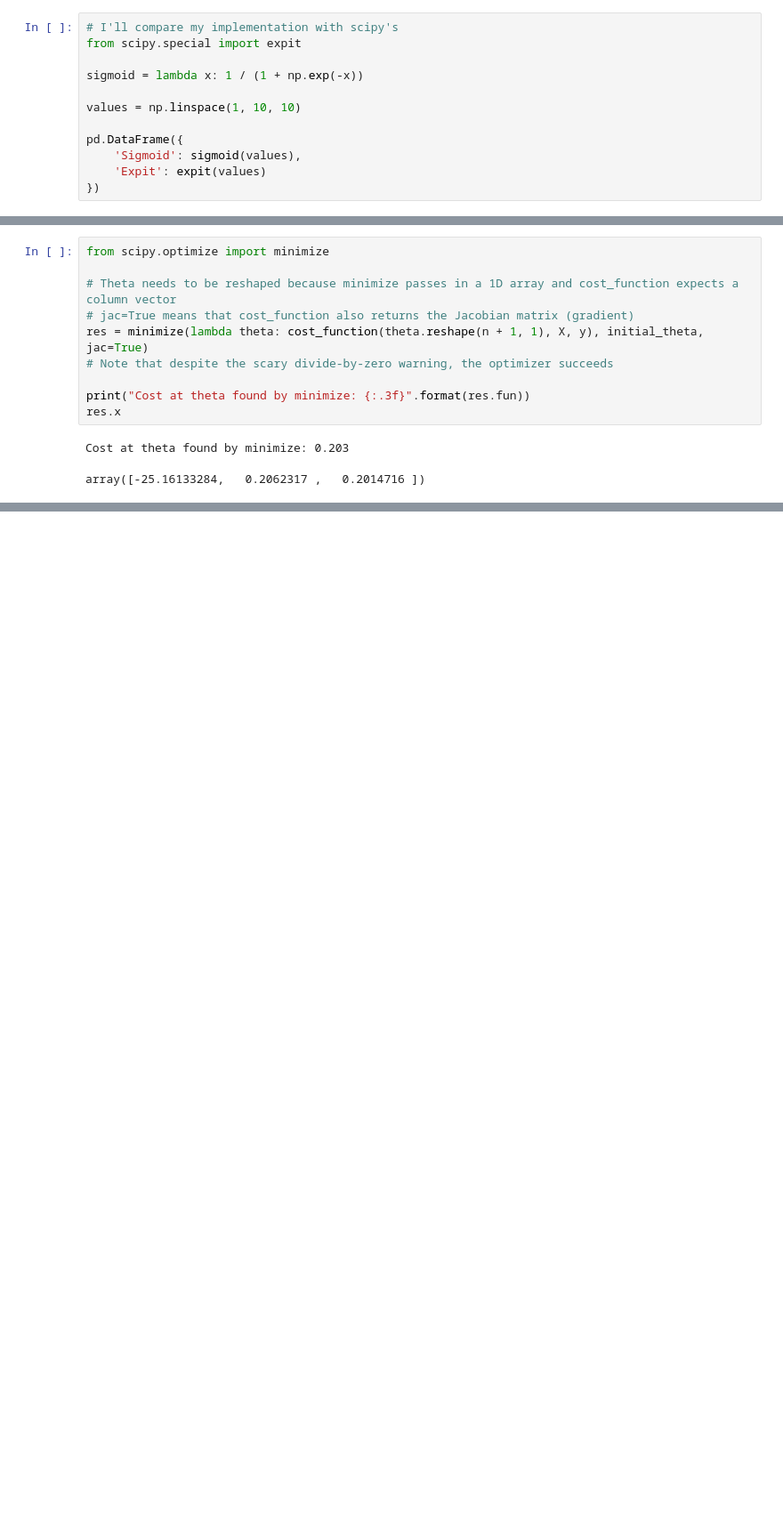
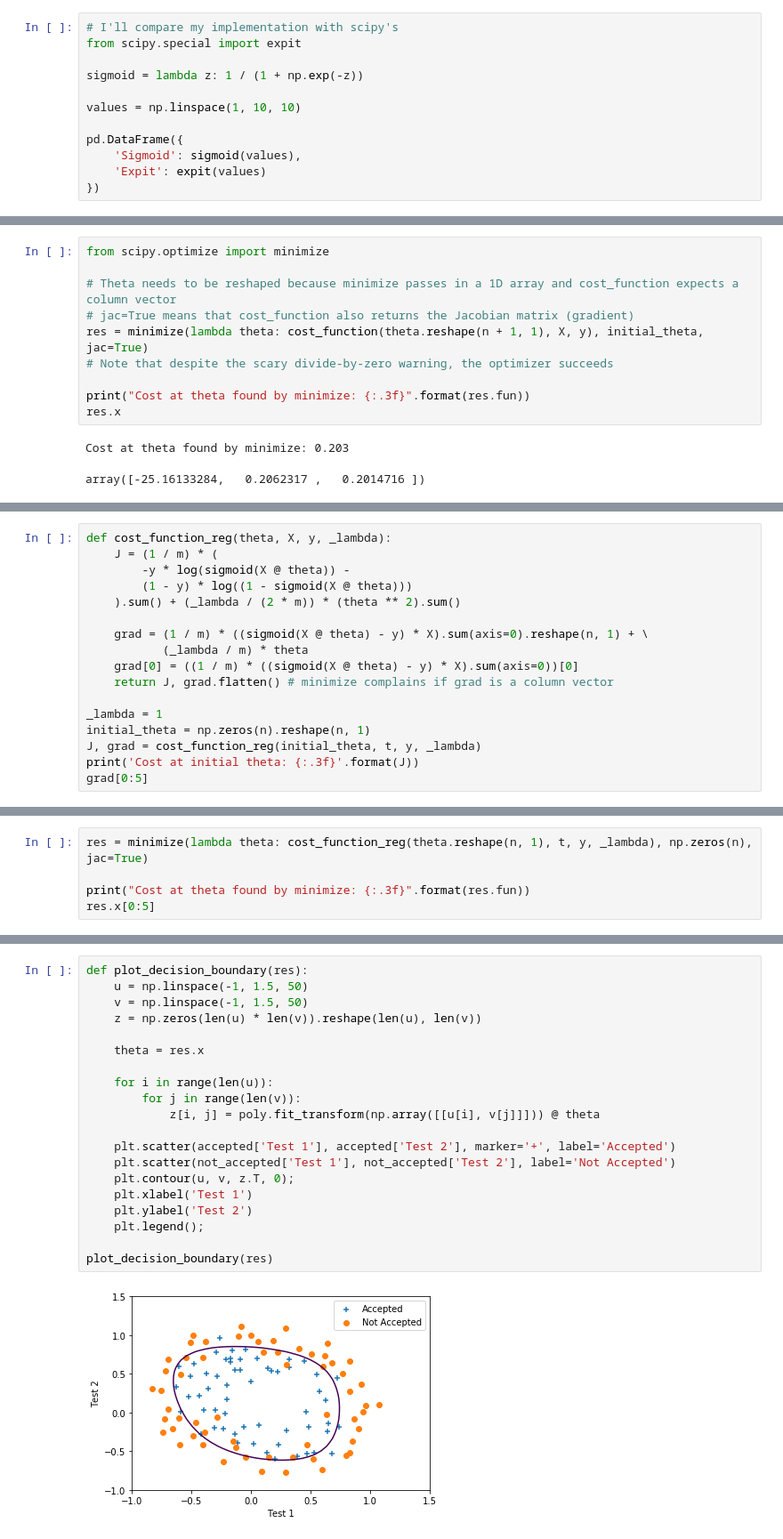
Before and after one commit to jackgill/coursera-machine-learning, a Jupyter notebook: machine-learning-ex2/ex2/ex2.ipynb, the cells around one changed output, grey strips where cells are left out. Shown: that part at 89% size. Drawn from its saved outputs; the diff is of its cells as text; blank space fills up the shorter version.

```diff
--- a/machine-learning-ex2/ex2/ex2.ipynb
+++ b/machine-learning-ex2/ex2/ex2.ipynb
@@ -49,7 +55,7 @@ plt.legend();
 # I'll compare my implementation with scipy's
 from scipy.special import expit
 
-sigmoid = lambda x: 1 / (1 + np.exp(-x))
+sigmoid = lambda z: 1 / (1 + np.exp(-z))
 
 values = np.linspace(1, 10, 10)
 
@@ -154,0 +259,17 @@ np.sum(prediction == ground_truth)
+# %%
+def cost_function_reg(theta, X, y, _lambda):
+    J = (1 / m) * (
+        -y * log(sigmoid(X @ theta)) -
+        (1 - y) * log((1 - sigmoid(X @ theta)))
+    ).sum() + (_lambda / (2 * m)) * (theta ** 2).sum()
+
+    grad = (1 / m) * ((sigmoid(X @ theta) - y) * X).sum(axis=0).reshape(n, 1) + \
+           (_lambda / m) * theta
+    grad[0] = ((1 / m) * ((sigmoid(X @ theta) - y) * X).sum(axis=0))[0]
+    return J, grad.flatten() # minimize complains if grad is a column vector
+
+_lambda = 1
+initial_theta = np.zeros(n).reshape(n, 1)
+J, grad = cost_function_reg(initial_theta, t, y, _lambda)
+print('Cost at initial theta: {:.3f}'.format(J))
+grad[0:5]
@@ -154,0 +282,5 @@ np.sum(prediction == ground_truth)
+# %%
+res = minimize(lambda theta: cost_function_reg(theta.reshape(n, 1), t, y, _lambda), np.zeros(n), jac=True)
+
+print("Cost at theta found by minimize: {:.3f}".format(res.fun))
+res.x[0:5]
@@ -154,0 +292,22 @@ np.sum(prediction == ground_truth)
+# %%
+def plot_decision_boundary(res):
+    u = np.linspace(-1, 1.5, 50)
+    v = np.linspace(-1, 1.5, 50)
+    z = np.zeros(len(u) * len(v)).reshape(len(u), len(v))
+
+    theta = res.x
+
+    for i in range(len(u)):
+        for j in range(len(v)):
+            z[i, j] = poly.fit_transform(np.array([[u[i], v[j]]])) @ theta
+
+    plt.scatter(accepted['Test 1'], accepted['Test 2'], marker='+', label='Accepted')
+    plt.scatter(not_accepted['Test 1'], not_accepted['Test 2'], label='Not Accepted')
+    plt.contour(u, v, z.T, 0);
+    plt.xlabel('Test 1')
+    plt.ylabel('Test 2')
+    plt.legend();
+
+plot_decision_boundary(res)
+# %% [output]
+[figure, added]
```
Also changed, not shown: parts of 39 cells of this notebook.
